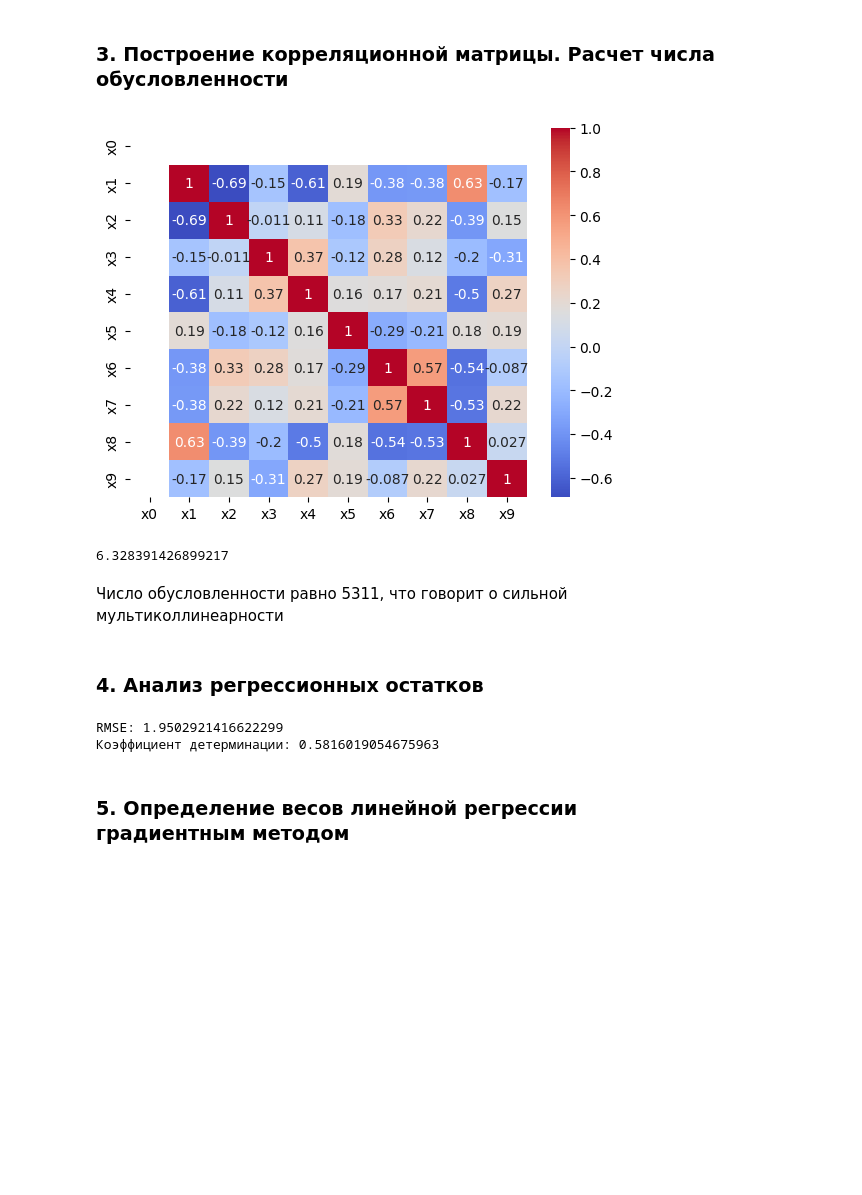
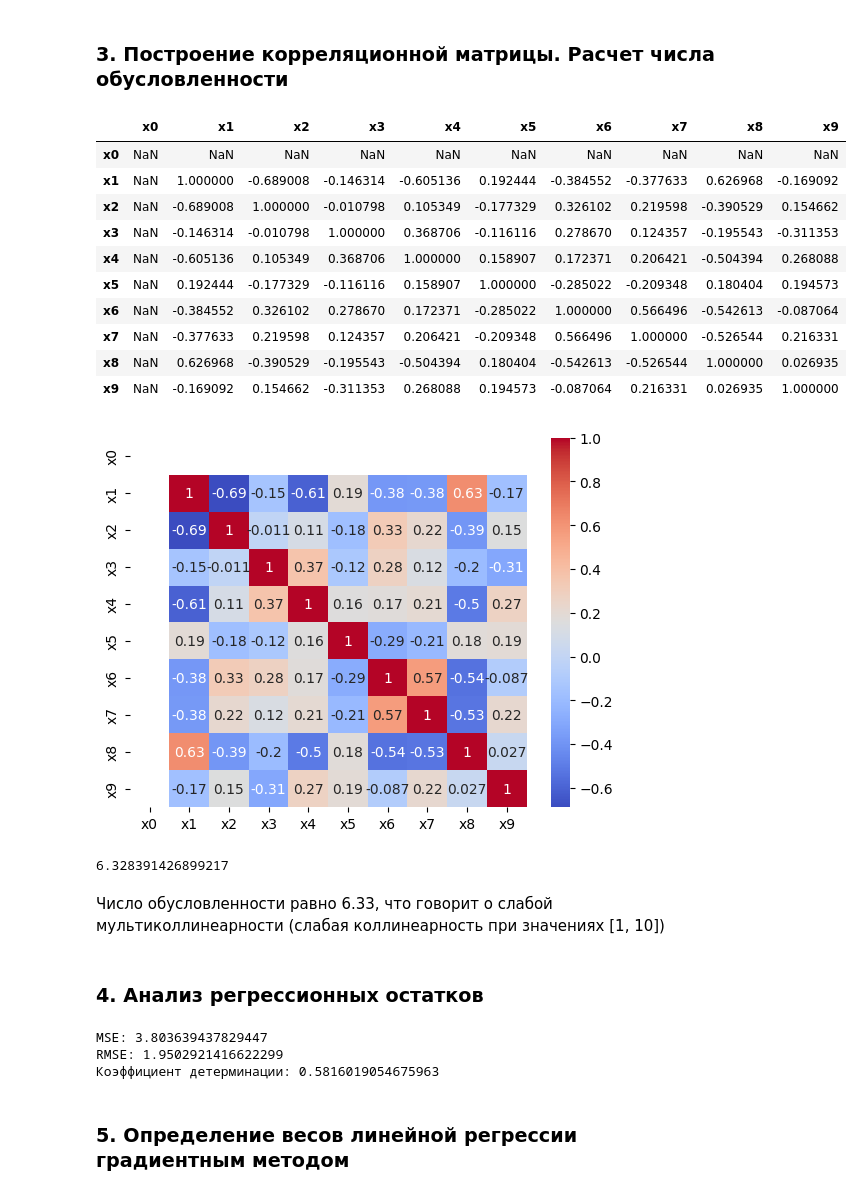
Before and after one commit to alice480/BMSTU_AppliedDataAnalysis, a Jupyter notebook: lab1/lab1.ipynb, the cells around one changed output. Saved outputs shown, nothing was run; the diff lists cells and outputs as text; code cells hidden in the pictures; blank space fills up the shorter version.

```diff
--- a/lab1/lab1.ipynb
+++ b/lab1/lab1.ipynb
@@ -92,7 +142,19 @@ pd.DataFrame(analytical_weights)
 # %%
 # Correlation matrix
 df_plot = sb.heatmap(X_preprocessed.corr(), cmap="coolwarm", annot=True)
+X_preprocessed.corr()
 # %% [output]
+|  | x0 | х1 | х2 | х3 | х4 | х5 | х6 | x7 | x8 | x9 |
+| x0 | NaN | NaN | NaN | NaN | NaN | NaN | NaN | NaN | NaN | NaN |
+| х1 | NaN | 1.000000 | -0.689008 | -0.146314 | -0.605136 | 0.192444 | -0.384552 | -0.377633 | 0.626968 | -0.169092 |
+| х2 | NaN | -0.689008 | 1.000000 | -0.010798 | 0.105349 | -0.177329 | 0.326102 | 0.219598 | -0.390529 | 0.154662 |
+| х3 | NaN | -0.146314 | -0.010798 | 1.000000 | 0.368706 | -0.116116 | 0.278670 | 0.124357 | -0.195543 | -0.311353 |
+| х4 | NaN | -0.605136 | 0.105349 | 0.368706 | 1.000000 | 0.158907 | 0.172371 | 0.206421 | -0.504394 | 0.268088 |
+| х5 | NaN | 0.192444 | -0.177329 | -0.116116 | 0.158907 | 1.000000 | -0.285022 | -0.209348 | 0.180404 | 0.194573 |
+| х6 | NaN | -0.384552 | 0.326102 | 0.278670 | 0.172371 | -0.285022 | 1.000000 | 0.566496 | -0.542613 | -0.087064 |
+| x7 | NaN | -0.377633 | 0.219598 | 0.124357 | 0.206421 | -0.209348 | 0.566496 | 1.000000 | -0.526544 | 0.216331 |
+| x8 | NaN | 0.626968 | -0.390529 | -0.195543 | -0.504394 | 0.180404 | -0.542613 | -0.526544 | 1.000000 | 0.026935 |
+| x9 | NaN | -0.169092 | 0.154662 | -0.311353 | 0.268088 | 0.194573 | -0.087064 | 0.216331 | 0.026935 | 1.000000 |
 [figure]
 # %%
 # Condition number of a matrix with l2 normalization
@@ -100,19 +162,20 @@ np.linalg.cond(X)
 # %% [output]
 6.328391426899217
 # %% [markdown]
-Число обусловленности равно 5311, что говорит о сильной мультиколлинеарности
+Число обусловленности равно 6.33, что говорит о слабой мультиколлинеарности (слабая коллинеарность при значениях [1, 10])
 # %% [markdown]
 ### 4. Анализ регрессионных остатков
 # %%
 # Y predicted by the analytical method
-Y_predicted = np.matmul(X_preprocessed.to_numpy(), analytical_weights.to_numpy())
-MSE = mean_squared_error(Y, Y_predicted)
+MSE = mean_squared_error(Y, Y_pred_analytical)
 RMSE = MSE ** 0.5
-R2 = r2_score(Y, Y_predicted)
+R2 = r2_score(Y, Y_pred_analytical)
 
+print(f'MSE: {MSE}')
 print(f'RMSE: {RMSE}')
 print(f'Коэффициент детерминации: {R2}')
 # %% [output]
+MSE: 3.803639437829447
 RMSE: 1.9502921416622299
 Коэффициент детерминации: 0.5816019054675963
 # %% [markdown]
```
Also changed, not shown: parts of 11 cells of this notebook.
